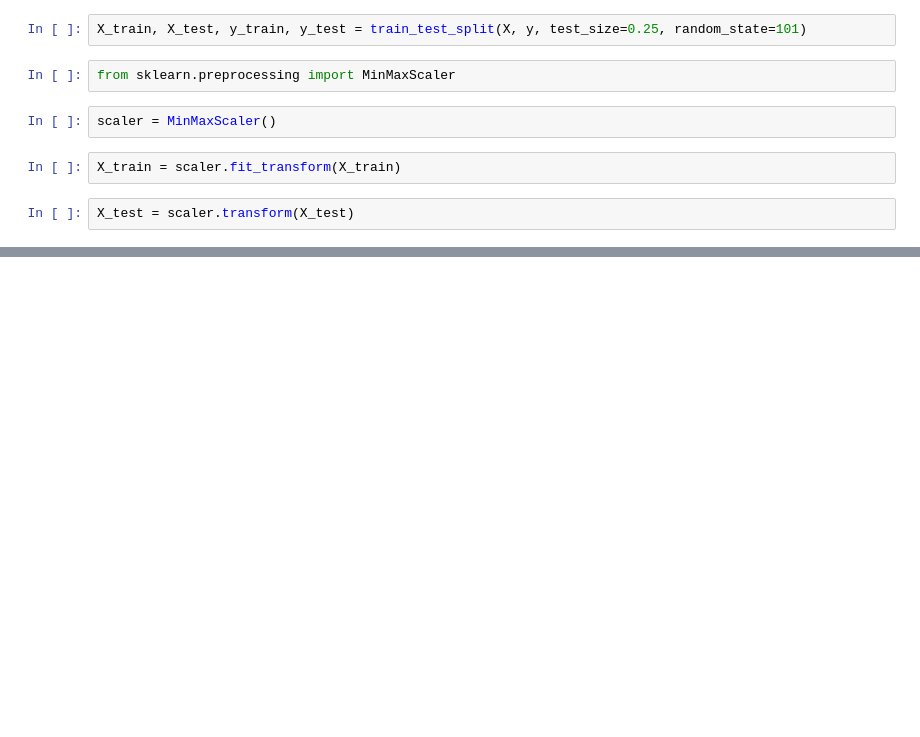
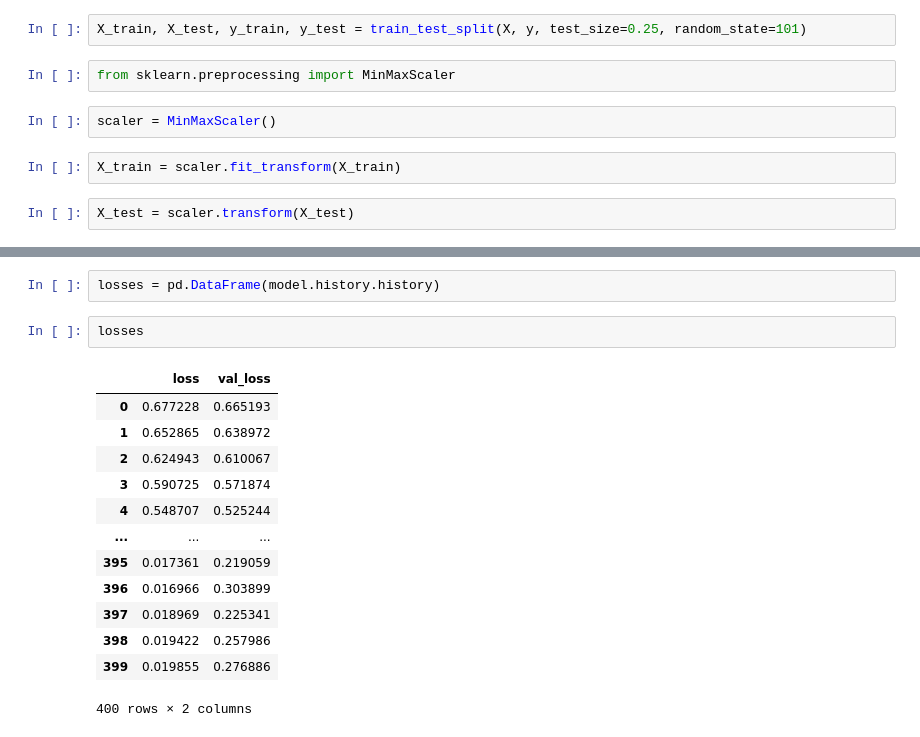
Before and after one commit to jonnohuang/Python-for-Data-Science-and-Machine-Learning-Bootcamp, a Jupyter notebook: TensorFlow_FILES/ANNs/Keras TF2.0 Classification Code Along Exercises.ipynb, the cells around one changed output, grey strips where cells are left out. Cells and saved outputs as stored; diff of their text form; blank space fills up the shorter version.

```diff
--- a/TensorFlow_FILES/ANNs/Keras TF2.0 Classification Code Along Exercises.ipynb
+++ b/TensorFlow_FILES/ANNs/Keras TF2.0 Classification Code Along Exercises.ipynb
@@ -109,0 +150,18 @@ X_test = scaler.transform(X_test)
+# %%
+losses = pd.DataFrame(model.history.history)
+# %%
+losses
+# %% [output]
+|  | loss | val_loss |
+| 0 | 0.677228 | 0.665193 |
+| 1 | 0.652865 | 0.638972 |
+| 2 | 0.624943 | 0.610067 |
+| 3 | 0.590725 | 0.571874 |
+| 4 | 0.548707 | 0.525244 |
+| ... | ... | ... |
+| 395 | 0.017361 | 0.219059 |
+| 396 | 0.016966 | 0.303899 |
+| 397 | 0.018969 | 0.225341 |
+| 398 | 0.019422 | 0.257986 |
+| 399 | 0.019855 | 0.276886 |
+400 rows × 2 columns
```
Also changed, not shown: parts of 24 cells of this notebook.
